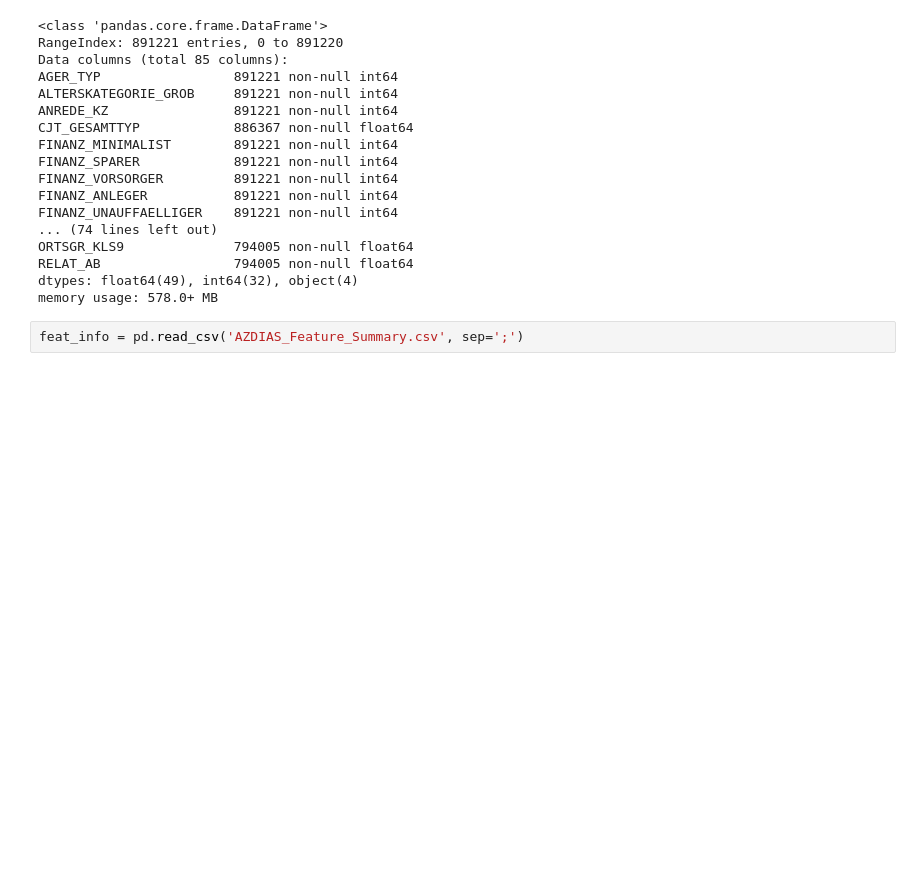
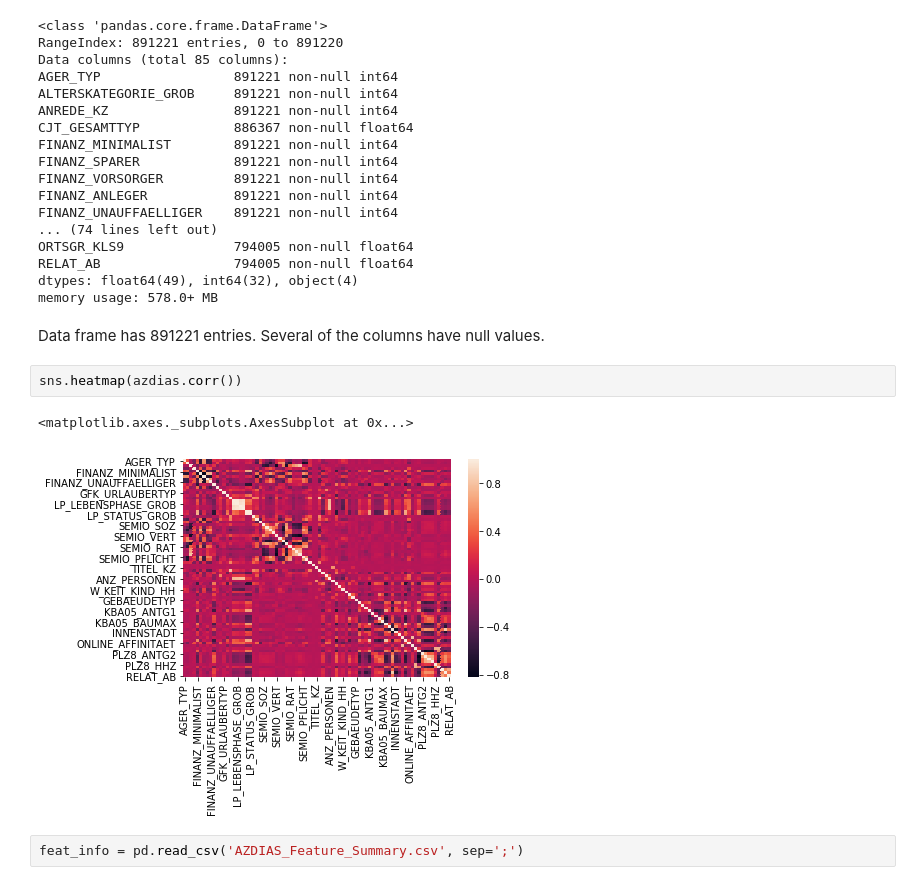
Before and after one commit to bvcmartins/customer_segments, a Jupyter notebook: customer_segments.ipynb, the cells around one changed output. Cells and saved outputs as stored; diff of their text form; blank space fills up the shorter version.

```diff
--- a/customer_segments.ipynb
+++ b/customer_segments.ipynb
@@ -83,6 +86,13 @@ ORTSGR_KLS9              794005 non-null float64
 RELAT_AB                 794005 non-null float64
 dtypes: float64(49), int64(32), object(4)
 memory usage: 578.0+ MB
+# %% [markdown]
+Data frame has 891221 entries. Several of the columns have null values.
+# %%
+sns.heatmap(azdias.corr())
+# %% [output]
+<matplotlib.axes._subplots.AxesSubplot at 0x...>
+[figure, added]
 # %%
 feat_info = pd.read_csv('AZDIAS_Feature_Summary.csv', sep=';')
 # %%
```
Also changed, not shown: parts of 18 cells of this notebook.
